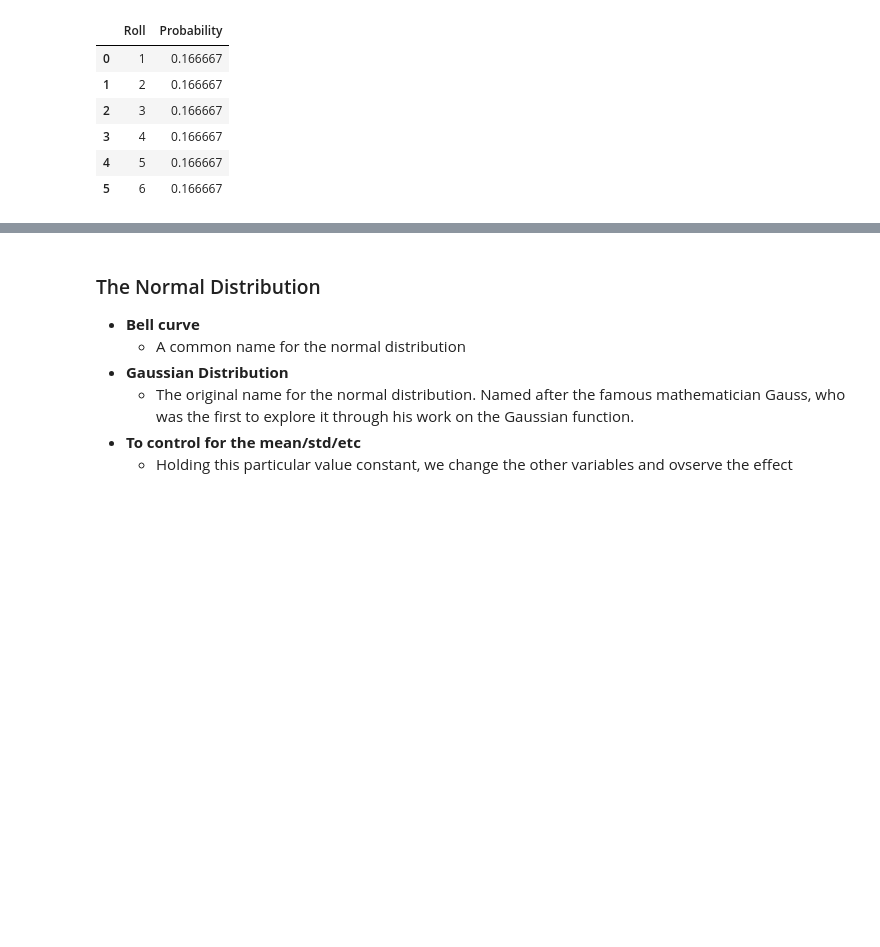
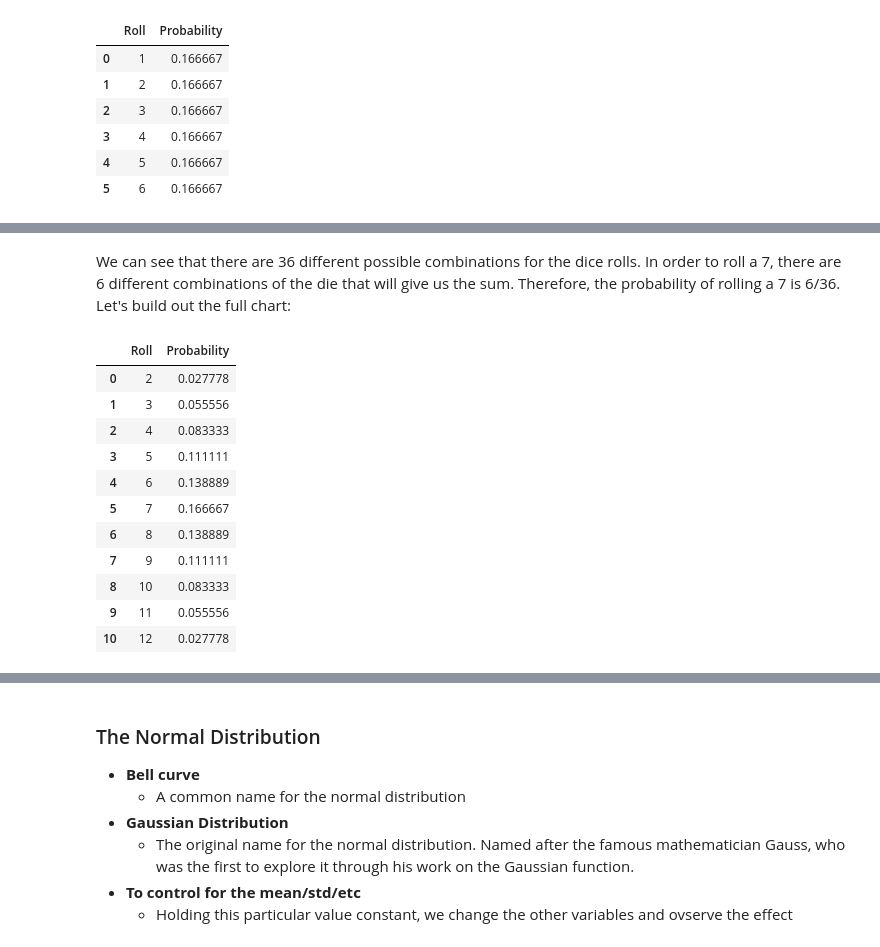
Before and after one commit to jmeguira/stats, a Jupyter notebook: stats_notebook.ipynb, the cells around one changed output, grey strips where cells are left out. Cells and saved outputs as stored; diff of their text form; code cells hidden in the pictures; blank space fills up the shorter version.

```diff
--- a/stats_notebook.ipynb
+++ b/stats_notebook.ipynb
@@ -916,0 +920,19 @@ Now let's look at the sum of rolling two dice:
+# %% [markdown]
+We can see that there are 36 different possible combinations for the dice rolls. In order to roll a 7, there are 6 different combinations of the die that will give us the sum. Therefore, the probability of rolling a 7 is 6/36. Let's build out the full chart:
+# %%
+d = {'Roll' : range(2,13), 'Probability' : [(1/36), (2/36), (3/36), (4/36), (5/36), (6/36), (5/36), (4/36), (3/36), (2/36), (1/36)]}
+dice2 = pd.DataFrame(data = d, columns = ['Roll', 'Probability'])
+dice2.head(11)
+# %% [output]
+|  | Roll | Probability |
+| 0 | 2 | 0.027778 |
+| 1 | 3 | 0.055556 |
+| 2 | 4 | 0.083333 |
+| 3 | 5 | 0.111111 |
+| 4 | 6 | 0.138889 |
+| 5 | 7 | 0.166667 |
+| 6 | 8 | 0.138889 |
+| 7 | 9 | 0.111111 |
+| 8 | 10 | 0.083333 |
+| 9 | 11 | 0.055556 |
+| 10 | 12 | 0.027778 |
```
Also changed, not shown: parts of 7 cells of this notebook.
